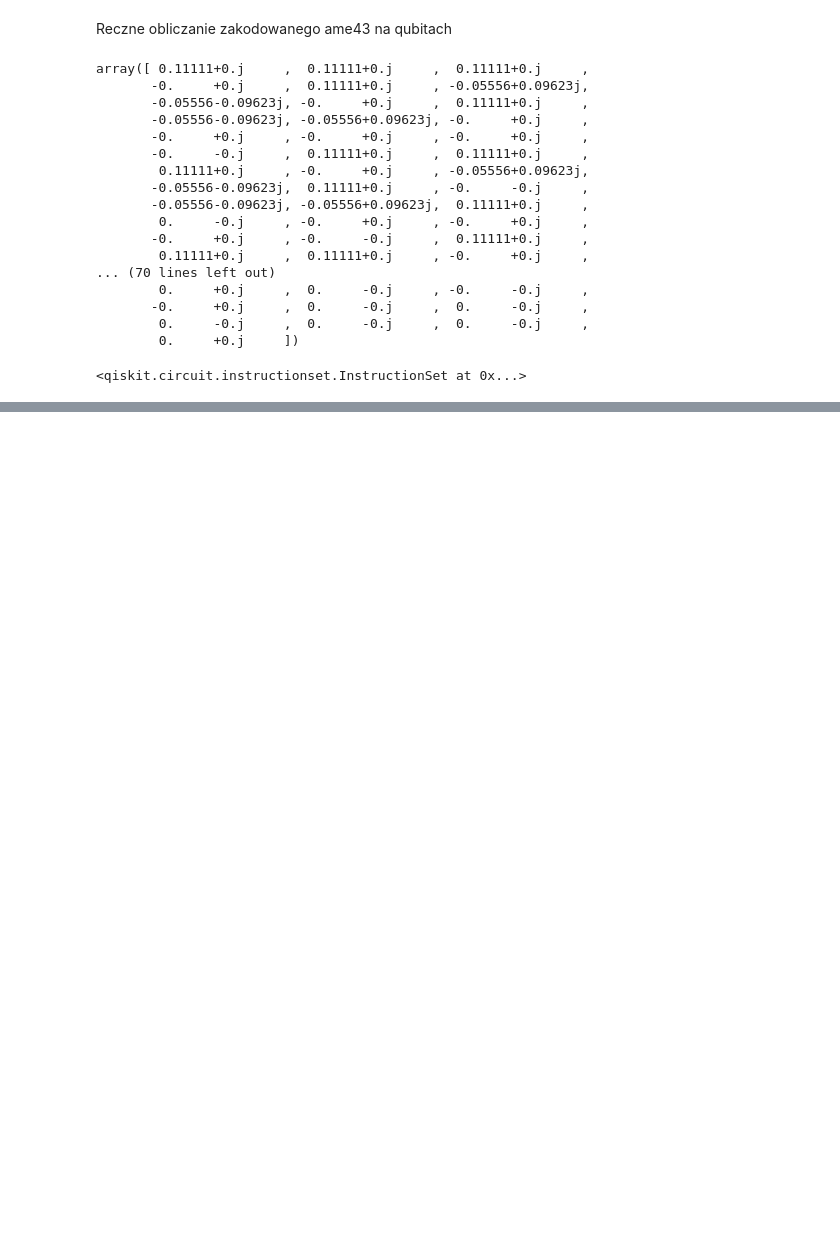
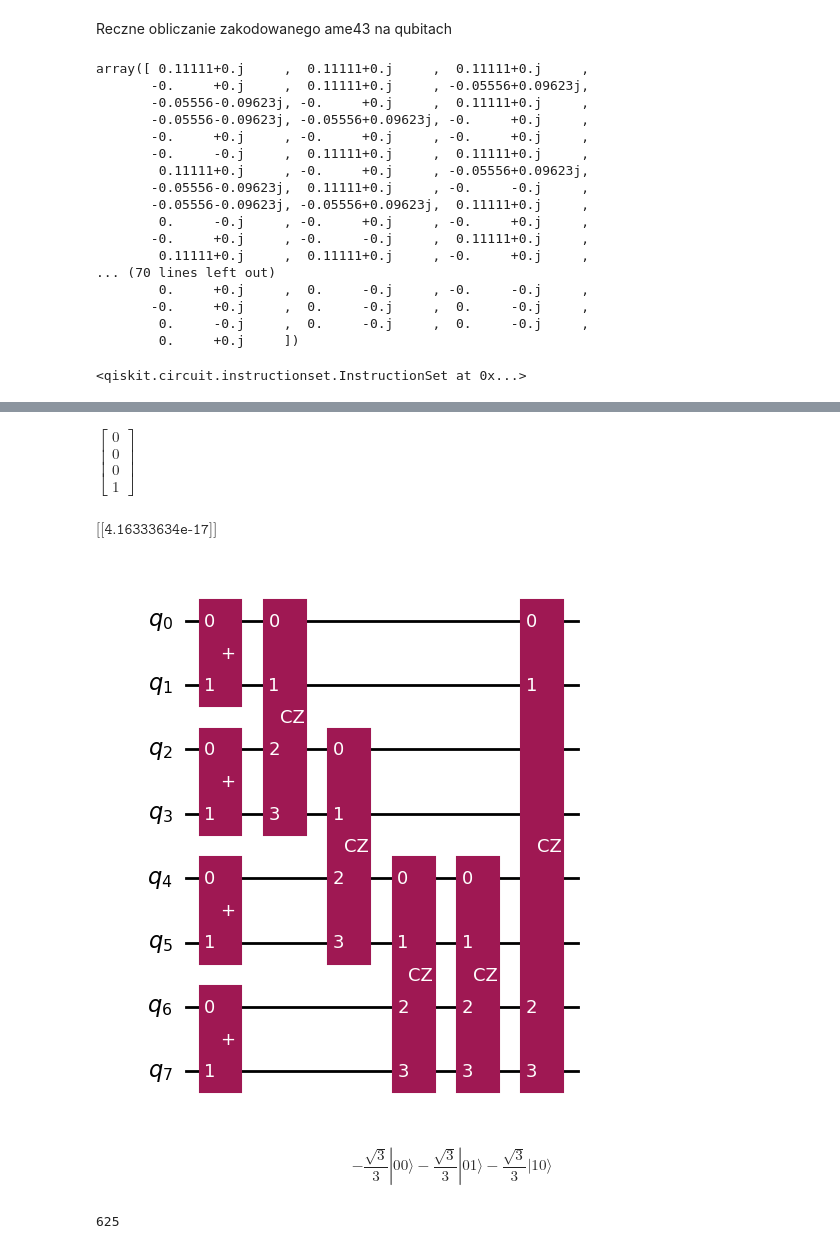
Before and after one commit to slysek/qudityD3, a Jupyter notebook: QuditsOnQubits/chshTEST.ipynb, the cells around one changed output, grey strips where cells are left out. Saved outputs shown, nothing was run; the diff lists cells and outputs as text; code cells hidden in the pictures; blank space fills up the shorter version.

```diff
--- a/QuditsOnQubits/chshTEST.ipynb
+++ b/QuditsOnQubits/chshTEST.ipynb
@@ -422,0 +825,4 @@ Operator([[1.+0.j, 0.+0.j, 0.+0.j, ..., 0.+0.j, 0.+0.j, 0.+0.j],
+# %%
+prtMTX(multi_dot([X_4d, np.kron(qubit1, qubit1)]))
+# %% [output]
+$\displaystyle \left[\begin{matrix}0\\0\\0\\1\end{matrix}\right]$
@@ -422,0 +837,4 @@ Operator([[1.+0.j, 0.+0.j, 0.+0.j, ..., 0.+0.j, 0.+0.j, 0.+0.j],
+# %%
+Math(sympy.latex(wynik_4d))
+# %% [output]
+$\displaystyle \mathtt{\text{[[4.16333634e-17]]}}$
@@ -422,0 +843,4 @@ Operator([[1.+0.j, 0.+0.j, 0.+0.j, ..., 0.+0.j, 0.+0.j, 0.+0.j],
+# %%
+ame43.circuit.draw('mpl')
+# %% [output]
+[figure, added]
@@ -422,0 +869,4 @@ Operator([[1.+0.j, 0.+0.j, 0.+0.j, ..., 0.+0.j, 0.+0.j, 0.+0.j],
+# %%
+Statevector(Fgate).draw('latex')
+# %% [output]
+$$- \frac{\sqrt{3}}{3} |00\rangle- \frac{\sqrt{3}}{3} |01\rangle- \frac{\sqrt{3}}{3} |10\rangle$$
@@ -422,0 +875,4 @@ Operator([[1.+0.j, 0.+0.j, 0.+0.j, ..., 0.+0.j, 0.+0.j, 0.+0.j],
+# %%
+len(ame_changed_dict)
+# %% [output]
+625
```
Also changed, not shown: parts of 123 cells of this notebook, 34 other files.
